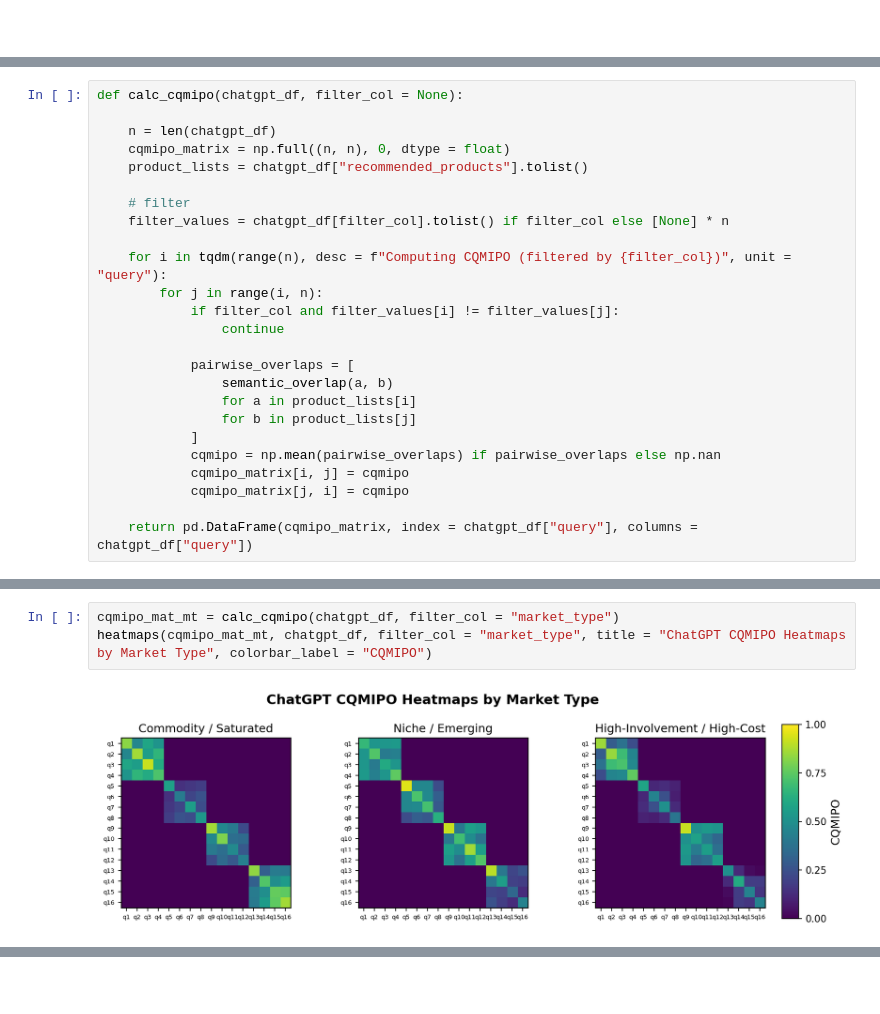
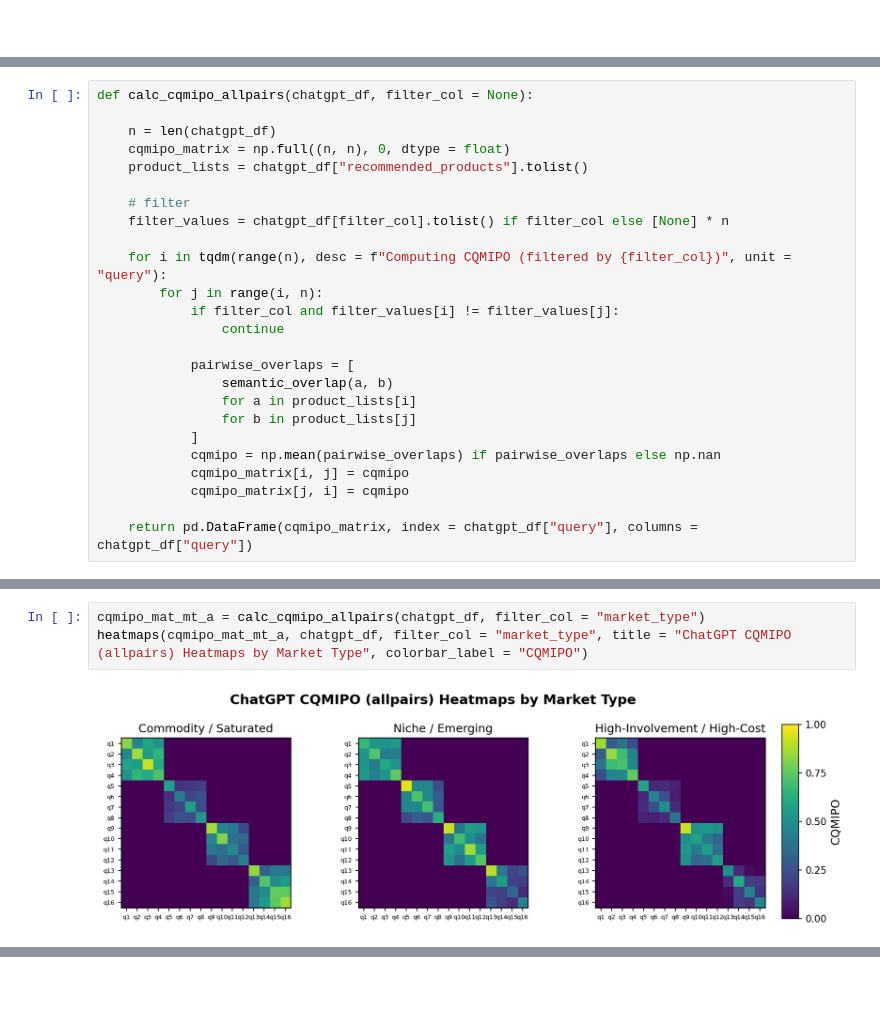
Before and after one commit to Saccarab/Search-vs-Generation-A-Comparative-Study-of-Bing-and-ChatGPT-in-Product-Recommendations, a Jupyter notebook: notebooks/ChatGPT/ChatGPT Internal Product Consistency.ipynb, the cells around one changed output, grey strips where cells are left out. Cells and saved outputs as stored; diff of their text form.

```diff
--- a/notebooks/ChatGPT/ChatGPT Internal Product Consistency.ipynb
+++ b/notebooks/ChatGPT/ChatGPT Internal Product Consistency.ipynb
@@ -206,6 +188,6 @@ where $ O_{\text{semantic}}(p_{iu}, p_{jv}) $ denotes the semantic overlap betwe
 </p>
 # %%
-def calc_cqmipo(chatgpt_df, filter_col = None):
+def calc_cqmipo_allpairs(chatgpt_df, filter_col = None):
 
     n = len(chatgpt_df)
     cqmipo_matrix = np.full((n, n), 0, dtype = float)
@@ -237,5 +219,5 @@ heatmaps(cqmipo_matrix_p, chatgpt_df, filter_col = "product", title = "ChatGPT C
 # %%
-cqmipo_mat_mt = calc_cqmipo(chatgpt_df, filter_col = "market_type")
-heatmaps(cqmipo_mat_mt, chatgpt_df, filter_col = "market_type", title = "ChatGPT CQMIPO Heatmaps by Market Type", colorbar_label = "CQMIPO")
+cqmipo_mat_mt_a = calc_cqmipo_allpairs(chatgpt_df, filter_col = "market_type")
+heatmaps(cqmipo_mat_mt_a, chatgpt_df, filter_col = "market_type", title = "ChatGPT CQMIPO (allpairs) Heatmaps by Market Type", colorbar_label = "CQMIPO")
 # %% [output]
-[figure, old version]
+[figure, new version]
```
Also changed, not shown: parts of 15 cells of this notebook, 6 other files.
